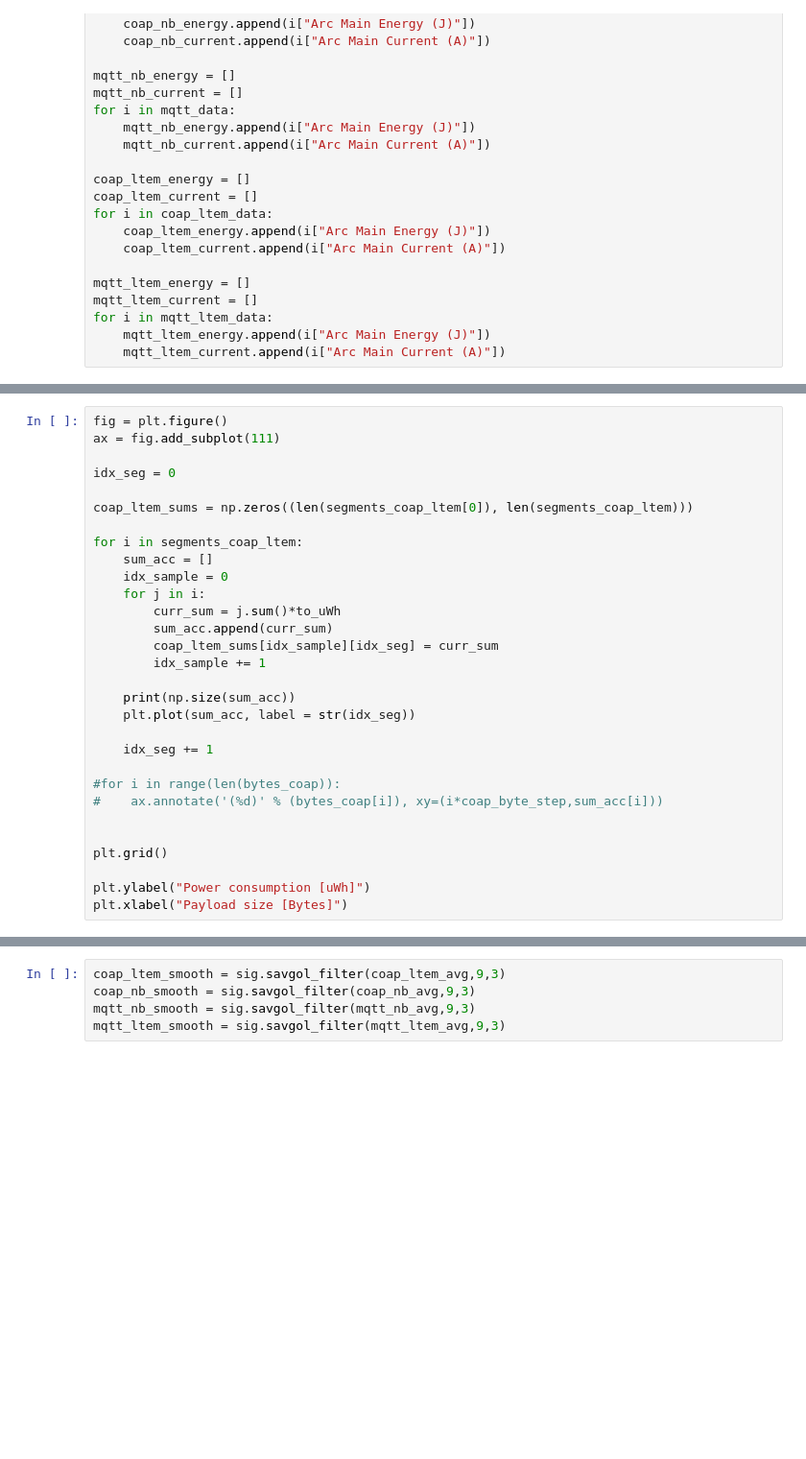
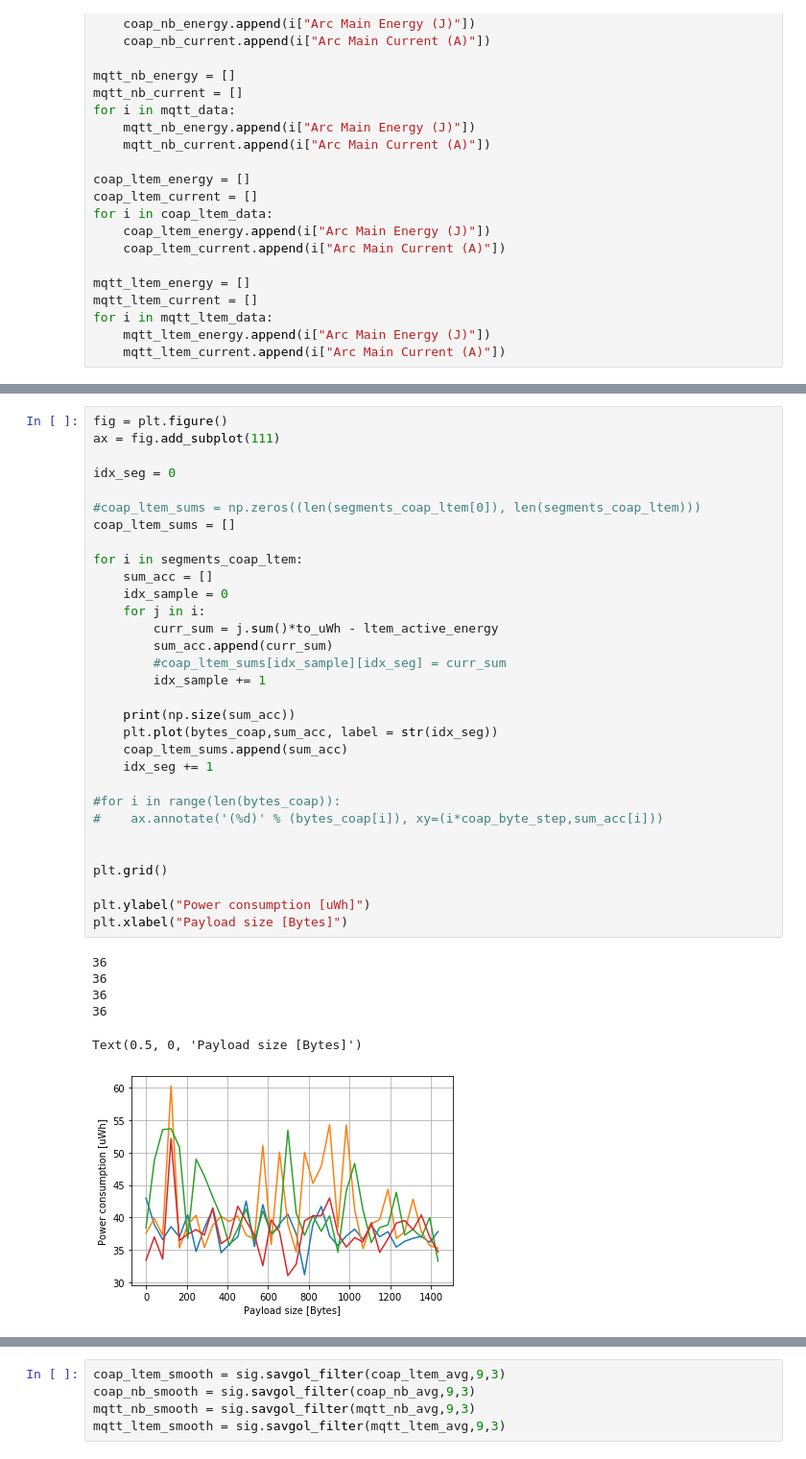
Before and after one commit to crfosse/dt_data, a Jupyter notebook: processing_sweep_psm.ipynb, the cells around one changed output, grey strips where cells are left out. Shown at 96% size. Cells and saved outputs as stored; diff of their text form; blank space fills up the shorter version.

```diff
--- a/processing_sweep_psm.ipynb
+++ b/processing_sweep_psm.ipynb
@@ -198,33 +260,41 @@ for batch in coap_ltem_current:
 # %%
 fig = plt.figure()
 ax = fig.add_subplot(111)
 
 idx_seg = 0
 
-coap_ltem_sums = np.zeros((len(segments_coap_ltem[0]), len(segments_coap_ltem)))
+#coap_ltem_sums = np.zeros((len(segments_coap_ltem[0]), len(segments_coap_ltem)))
+coap_ltem_sums = []
 
 for i in segments_coap_ltem:
     sum_acc = []
     idx_sample = 0
     for j in i:
-        curr_sum = j.sum()*to_uWh
+        curr_sum = j.sum()*to_uWh - ltem_active_energy
         sum_acc.append(curr_sum)
-        coap_ltem_sums[idx_sample][idx_seg] = curr_sum
+        #coap_ltem_sums[idx_sample][idx_seg] = curr_sum
         idx_sample += 1
 
     print(np.size(sum_acc))
-    plt.plot(sum_acc, label = str(idx_seg))
-
+    plt.plot(bytes_coap,sum_acc, label = str(idx_seg))
+    coap_ltem_sums.append(sum_acc)
     idx_seg += 1
 
 #for i in range(len(bytes_coap)):
 #    ax.annotate('(%d)' % (bytes_coap[i]), xy=(i*coap_byte_step,sum_acc[i]))
 
 
 plt.grid()
 
 plt.ylabel("Power consumption [uWh]")
 plt.xlabel("Payload size [Bytes]")
+# %% [output]
+36
+36
+36
+36
+Text(0.5, 0, 'Payload size [Bytes]')
+[figure, added]
 # %%
 coap_ltem_stds = []
 coap_ltem_avg = []
```
Also changed, not shown: parts of 34 cells of this notebook, 3 other files.
